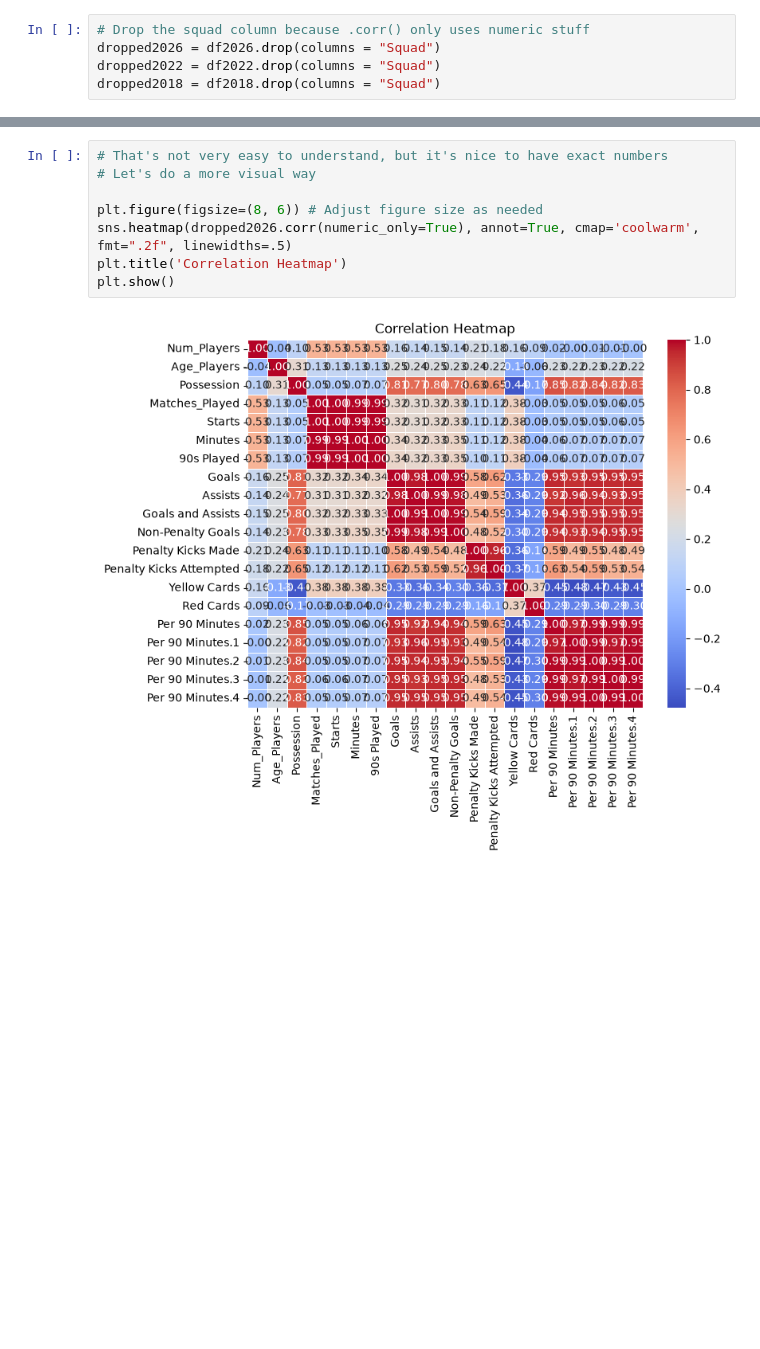
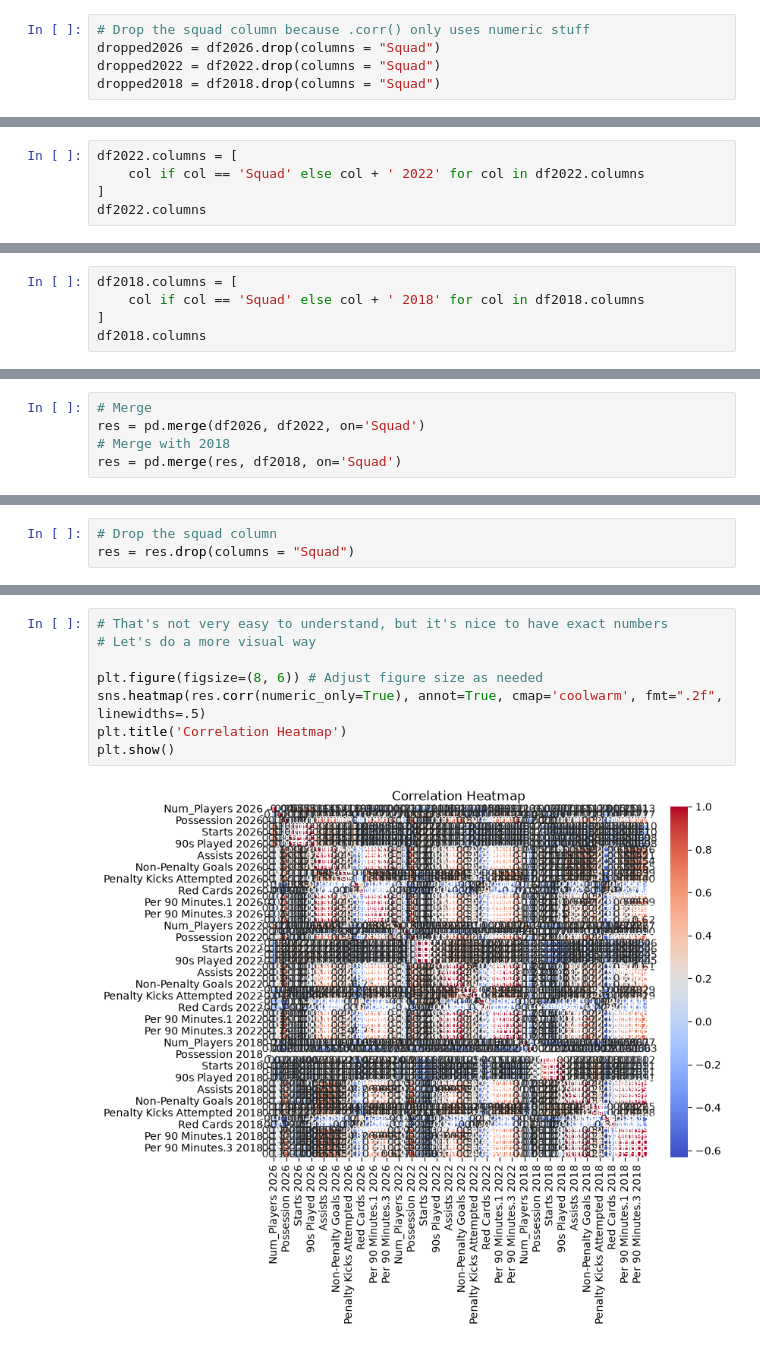
Before and after one commit to aalskdjfhg123/MDST-Sports-Soccer, a Jupyter notebook: WCQ_UEFA_datasets/attempt.ipynb, the cells around one changed output, grey strips where cells are left out. Saved outputs shown, nothing was run; the diff lists cells and outputs as text; blank space fills up the shorter version.

Commit message:
merged things, cleaned up things, removed Russia

```diff
--- a/WCQ_UEFA_datasets/attempt.ipynb
+++ b/WCQ_UEFA_datasets/attempt.ipynb
@@ -335,0 +352,5 @@ dropped2018 = df2018.drop(columns = "Squad")
+# %%
+df2022.columns = [
+    col if col == 'Squad' else col + ' 2022' for col in df2022.columns
+]
+df2022.columns
@@ -335,0 +366,5 @@ dropped2018 = df2018.drop(columns = "Squad")
+# %%
+df2018.columns = [
+    col if col == 'Squad' else col + ' 2018' for col in df2018.columns
+]
+df2018.columns
@@ -335,0 +380,5 @@ dropped2018 = df2018.drop(columns = "Squad")
+# %%
+# Merge
+res = pd.merge(df2026, df2022, on='Squad')
+# Merge with 2018
+res = pd.merge(res, df2018, on='Squad')
@@ -336 +393,4 @@ dropped2018 = df2018.drop(columns = "Squad")
+# %%
+# Drop the squad column
+res = res.drop(columns = "Squad")
 # %%
@@ -356,10 +402,10 @@ dropped2026.corr(numeric_only=True)
 # %%
 # That's not very easy to understand, but it's nice to have exact numbers
 # Let's do a more visual way
 
 plt.figure(figsize=(8, 6)) # Adjust figure size as needed
-sns.heatmap(dropped2026.corr(numeric_only=True), annot=True, cmap='coolwarm', fmt=".2f", linewidths=.5)
+sns.heatmap(res.corr(numeric_only=True), annot=True, cmap='coolwarm', fmt=".2f", linewidths=.5)
 plt.title('Correlation Heatmap')
 plt.show()
 # %% [output]
-[figure, old version]
+[figure, new version]
```
Also changed, not shown: parts of 7 cells of this notebook.
